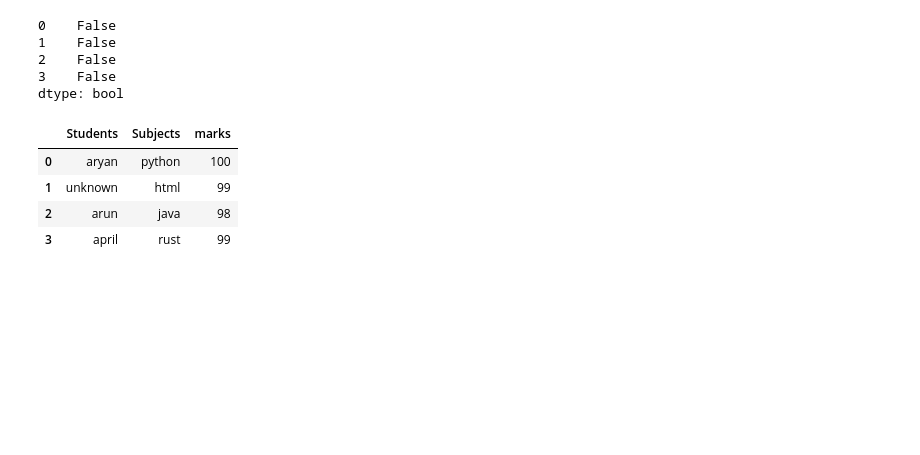
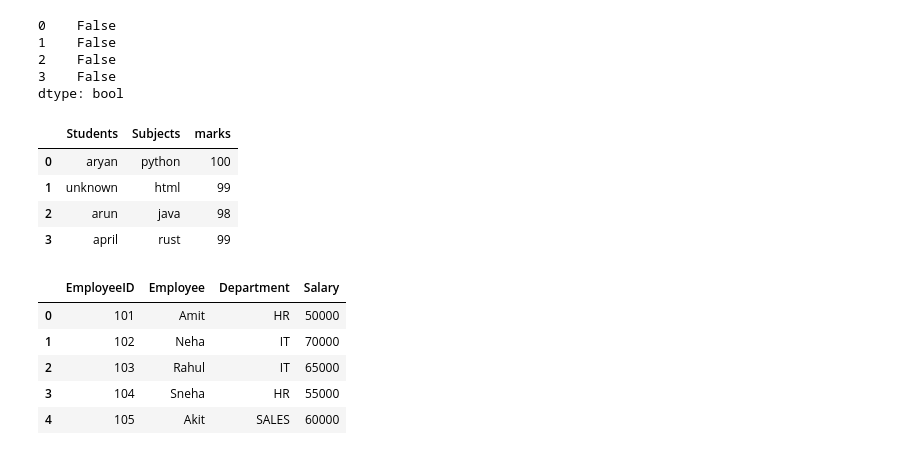
Before and after one commit to ARYANPATEL-BIT/learn-Pandas, a Jupyter notebook: pandas.ipynb, the cells around one changed output. Drawn from its saved outputs; the diff is of its cells as text; code cells hidden in the pictures; blank space fills up the shorter version.

```diff
--- a/pandas.ipynb
+++ b/pandas.ipynb
@@ -254,3 +254,20 @@ df.drop_duplicates()
 | 1 | unknown | html | 99 |
 | 2 | arun | java | 98 |
 | 3 | april | rust | 99 |
+# %%
+data = {
+    'EmployeeID':[101,102,103,104,105],
+    'Employee':['Amit','Neha','Rahul','Sneha','Akit'],
+    'Department':['HR','IT','IT','HR','SALES'],
+    'Salary':[50000, 70000,65000,55000,60000]
+}
+
+df = pd.DataFrame(data)
+df
+# %% [output]
+|  | EmployeeID | Employee | Department | Salary |
+| 0 | 101 | Amit | HR | 50000 |
+| 1 | 102 | Neha | IT | 70000 |
+| 2 | 103 | Rahul | IT | 65000 |
+| 3 | 104 | Sneha | HR | 55000 |
+| 4 | 105 | Akit | SALES | 60000 |
```
Also changed, not shown: parts of 19 cells of this notebook.
